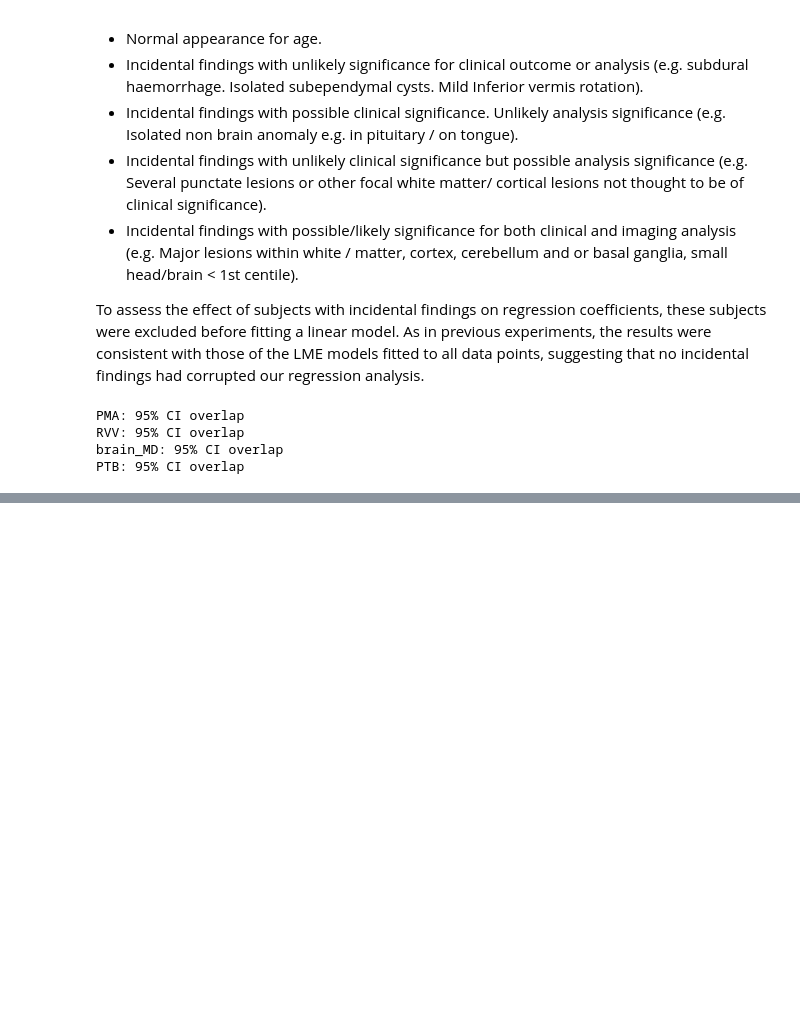
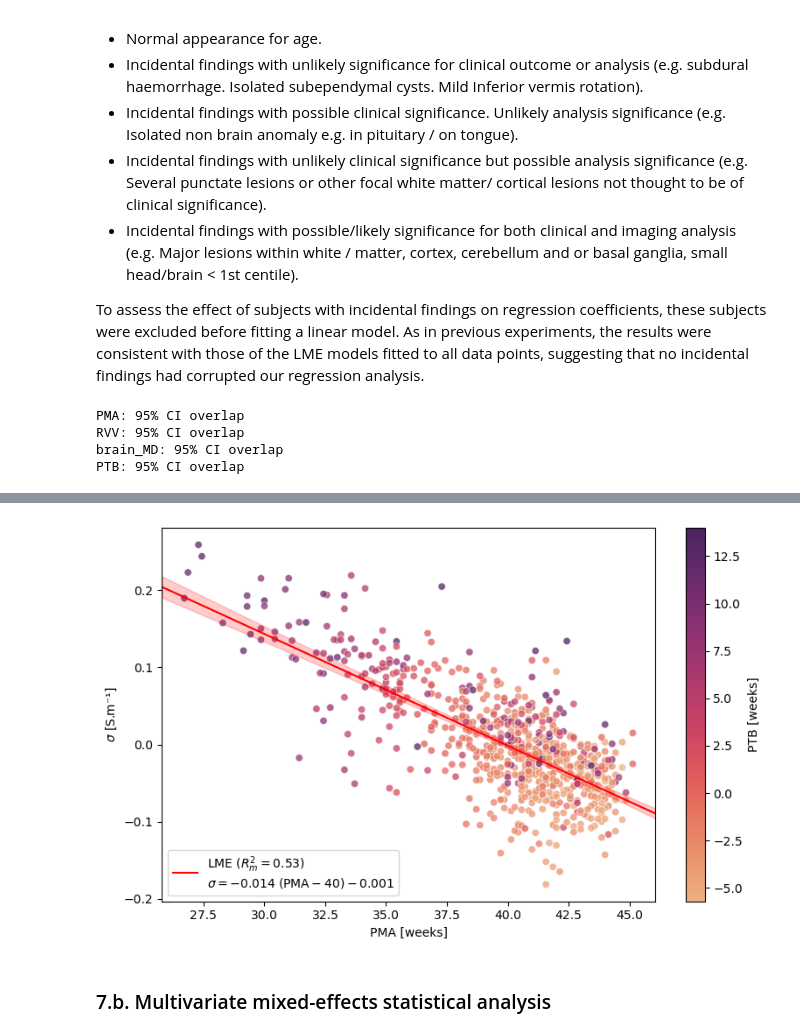
Before and after one commit to aboutill/nano-eptk, a Jupyter notebook: notebooks/experiments/stats_analysis_diagnosis_experiment.ipynb, the cells around one changed output, grey strips where cells are left out. Saved outputs shown, nothing was run; the diff lists cells and outputs as text; code cells hidden in the pictures; blank space fills up the shorter version.

```diff
--- a/notebooks/experiments/stats_analysis_diagnosis_experiment.ipynb
+++ b/notebooks/experiments/stats_analysis_diagnosis_experiment.ipynb
@@ -353,0 +550,6 @@ PTB: 95% CI overlap
+# %%
+plot_sig_pma(mode="offset_corr")
+# %% [output]
+[figure, added]
+# %% [markdown]
+### 7.b. Multivariate mixed-effects statistical analysis
```
Also changed, not shown: parts of 18 cells of this notebook, 5 other files.
